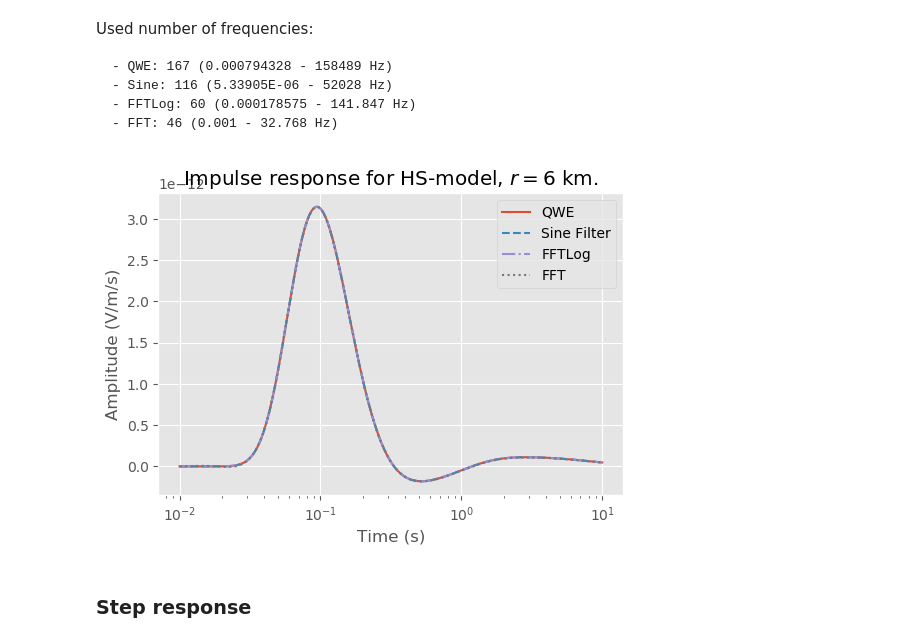
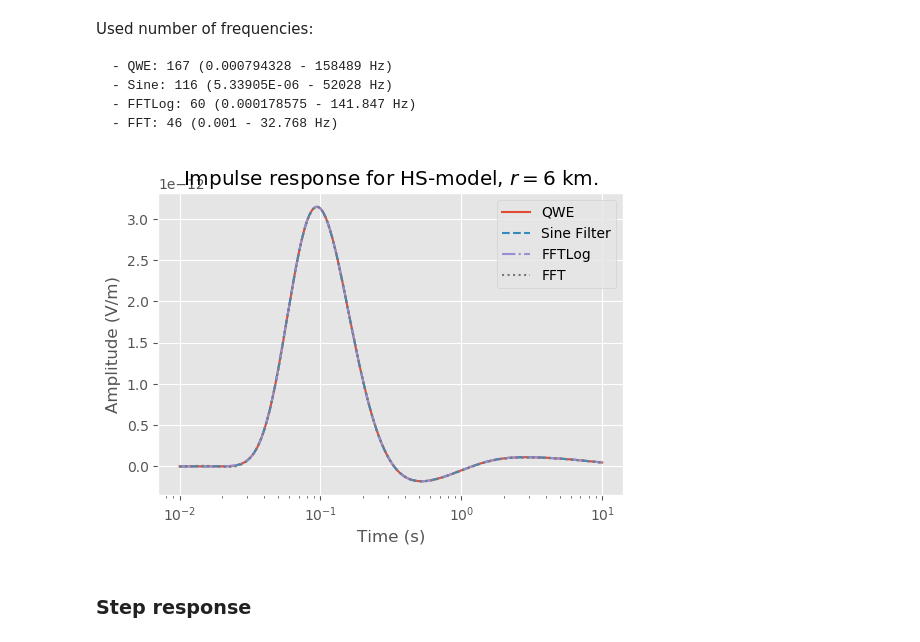
Before and after one commit to emsig/empymod-examples, a Jupyter notebook: 2a_Time_Step-and-Impulse.ipynb, the cells around one changed output. Drawn from its saved outputs; the diff is of its cells as text; code cells hidden in the pictures.

```diff
--- a/2a_Time_Step-and-Impulse.ipynb
+++ b/2a_Time_Step-and-Impulse.ipynb
@@ -332,16 +332,16 @@ Used number of frequencies:
 # %%
 plt.figure()
 plt.title(r'Impulse response for HS-model, $r=$' + str(int(rec[0]/1000)) + ' km.')
 plt.xlabel('Time (s)')
-plt.ylabel(r'Amplitude (V/m/s)')
+plt.ylabel(r'Amplitude (V/m)')
 plt.semilogx(t, qwe, 'C0-', label='QWE')
 plt.semilogx(t, sin, 'C1--', label='Sine Filter')
 plt.semilogx(t, ftl, 'C2-.', label='FFTLog')
 plt.semilogx(t, fft, 'C3:', label='FFT')
 plt.legend(loc='best')
 plt.show()
 # %% [output]
-[figure, old version]
+[figure, new version]
 # %% [markdown]
 ### Step response
 # %%
```
Also changed, not shown: parts of 9 cells of this notebook.
